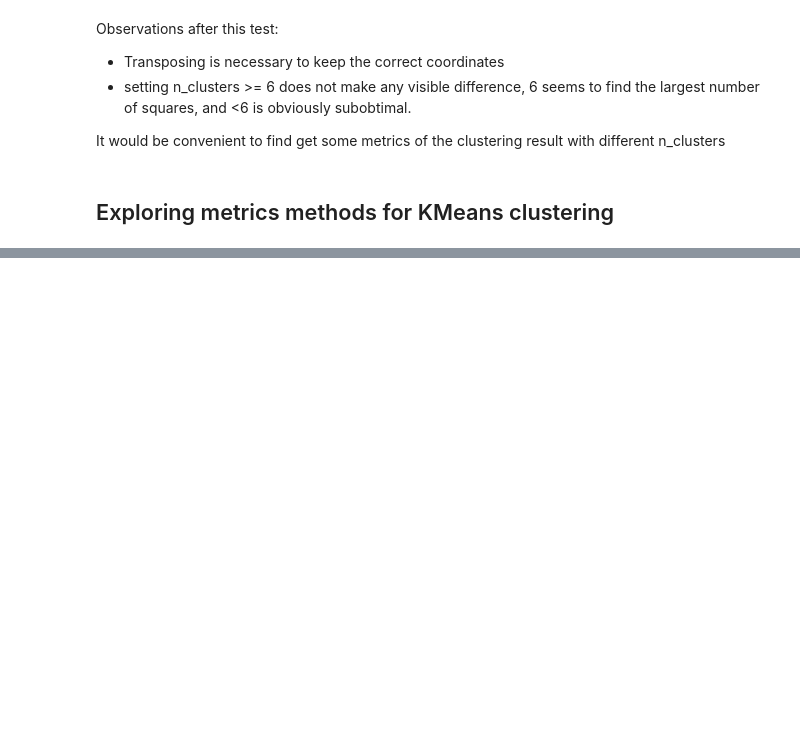
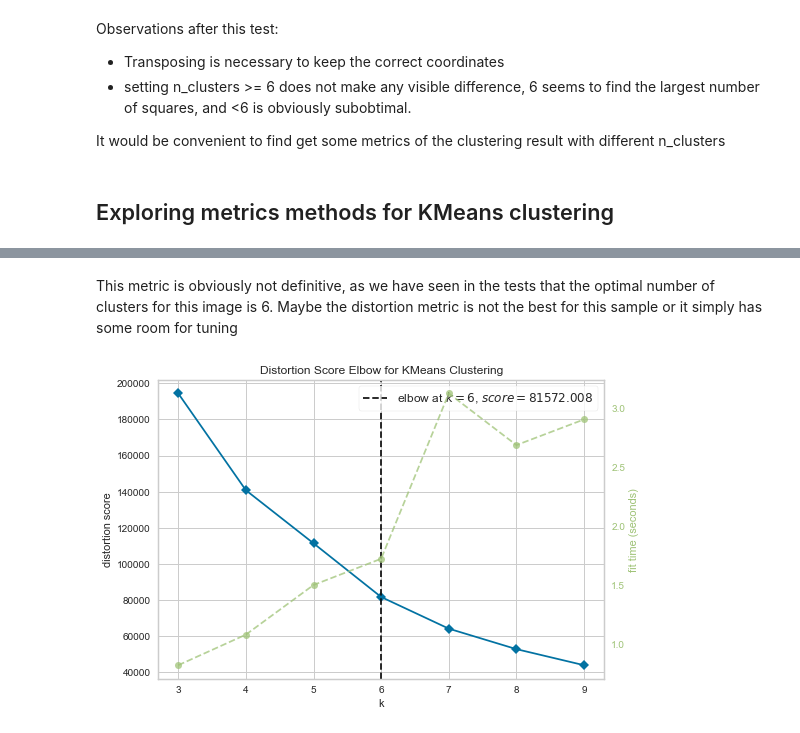
Before and after one commit to AnGodel/TFM_Image_segmentation_ellipsometric_maps, a Jupyter notebook: cluster segmentation in one map.ipynb, the cells around one changed output, grey strips where cells are left out. Cells and saved outputs as stored; diff of their text form; code cells hidden in the pictures; blank space fills up the shorter version.

```diff
--- a/cluster segmentation in one map.ipynb
+++ b/cluster segmentation in one map.ipynb
@@ -136,0 +144,10 @@ from yellowbrick.cluster import KElbowVisualizer
+# %% [markdown]
+This metric is obviously not definitive, as we have seen in the tests that the optimal number of clusters for this image is 6. Maybe the distortion metric is not the best for this sample or it simply has some room for tuning
+# %%
+model = KMeans(random_state=0)
+visualizer = KElbowVisualizer(model, k=(3,10))
+
+visualizer.fit(flakeReshaped)
+visualizer.show();
+# %% [output]
+[figure, added]
```
Also changed, not shown: parts of 15 cells of this notebook, 1 other file.
